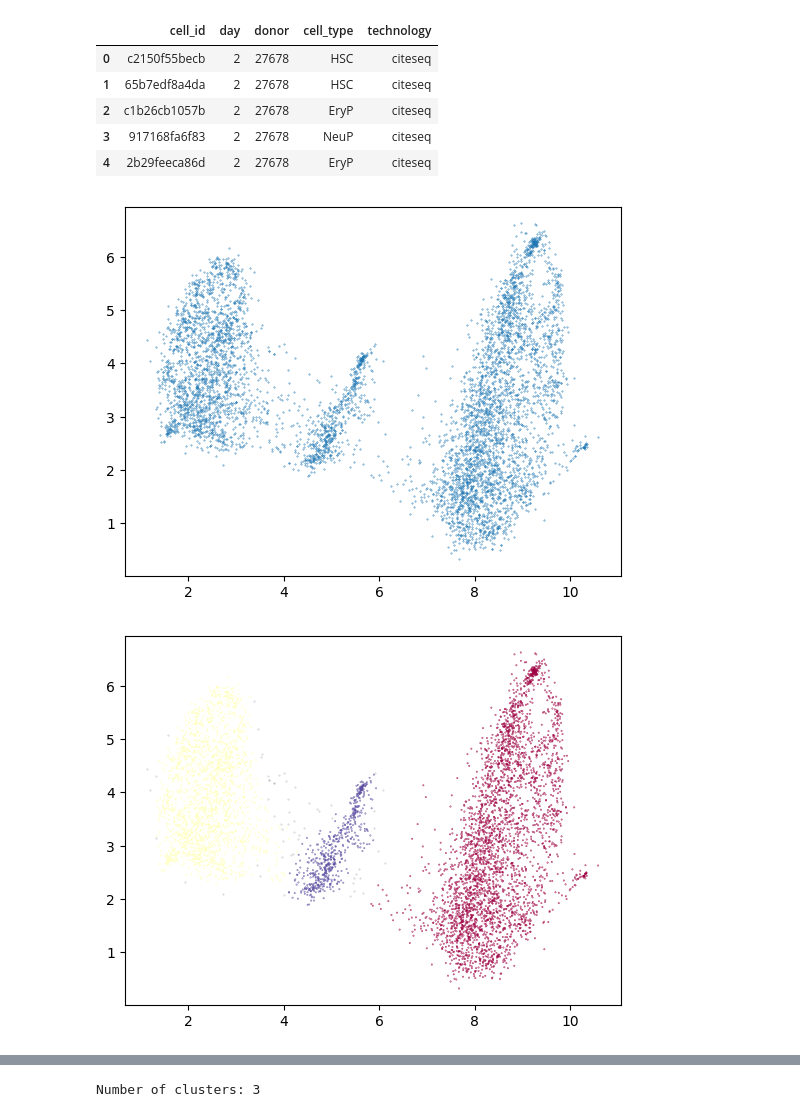
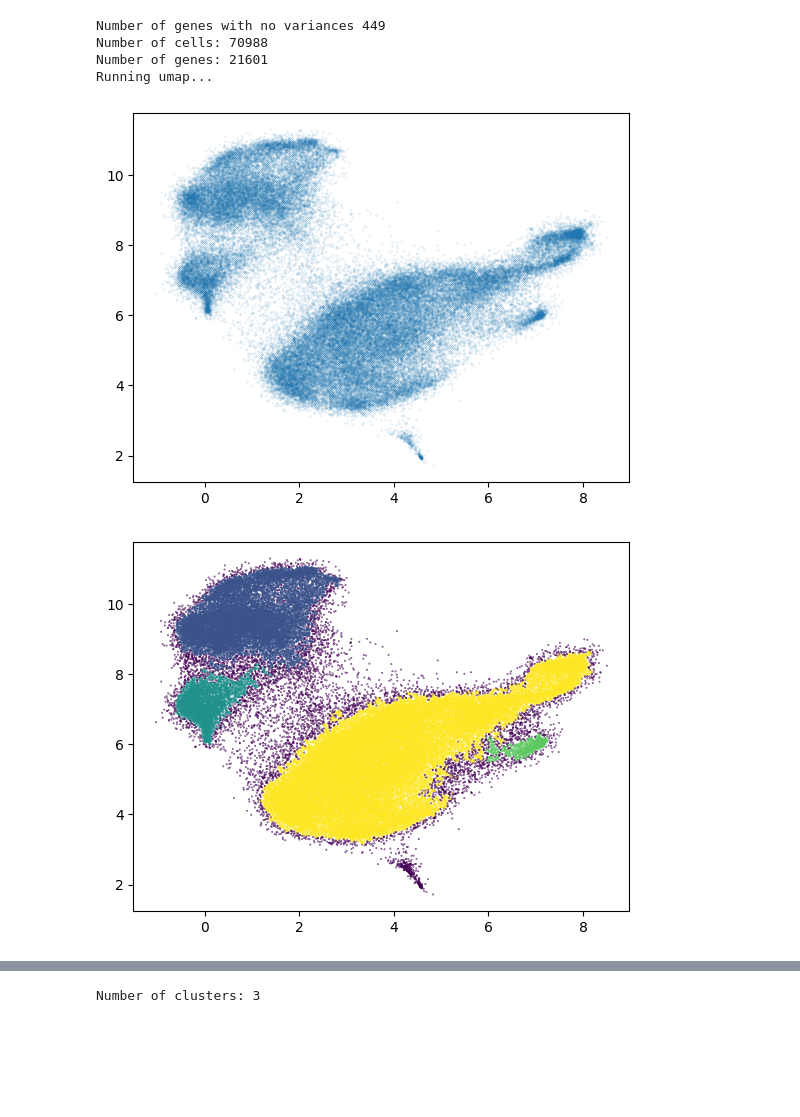
Before and after one commit to ciml/cgp-grn, a Jupyter notebook: test_umap.ipynb, the cells around one changed output, grey strips where cells are left out. Drawn from its saved outputs; the diff is of its cells as text; code cells hidden in the pictures; blank space fills up the shorter version.

```diff
--- a/test_umap.ipynb
+++ b/test_umap.ipynb
@@ -18,11 +20,2 @@ FP_CELL_METADATA     = os.path.join(DATA_DIR,"metadata.csv")
 # %%
-cite_train = pd.read_hdf(FP_CITE_TRAIN_INPUTS,start=65000, index_col=0)
-metadata   = pd.read_csv(FP_CELL_METADATA)
-metadata.head()
+cite_train = pd.read_hdf(FP_CITE_TRAIN_INPUTS,start=0, index_col=0)
-# %% [output]
-|  | cell_id | day | donor | cell_type | technology |
-| 0 | c2150f55becb | 2 | 27678 | HSC | citeseq |
-| 1 | 65b7edf8a4da | 2 | 27678 | HSC | citeseq |
-| 2 | c1b26cb1057b | 2 | 27678 | EryP | citeseq |
-| 3 | 917168fa6f83 | 2 | 27678 | NeuP | citeseq |
-| 4 | 2b29feeca86d | 2 | 27678 | EryP | citeseq |
@@ -31,9 +22,40 @@ mapper = umap.UMAP( n_neighbors=50,min_dist=0.0,n_components=2,n_epochs=50,low_m
+# %%
+cell_names = []
+drop_genes = []
+dict_var = {}
+for gene in cite_train.columns:
+    variance  = np.var(cite_train[gene])
+    if variance==0:
+        drop_genes.append(gene)
+    else:
+        dict_var[gene] = variance
+
+dfv = pd.DataFrame(data=dict_var, index=['variance'])
+dfv.T.to_hdf('genes_variance.h5',key='variance');
+
+
+print("Number of genes with no variances", len(drop_genes))
+
+# remove genes with no variances
+dropped = cite_train.drop(columns=drop_genes)
+cell_names = dropped.T.columns
+print("Number of cells: %d" %(dropped.shape[0]))
+print("Number of genes: %d" %(dropped.shape[1]))
+
+# dimension reduction using UMAP
+print("Running umap...")
+mapper = umap.UMAP( n_neighbors=50,min_dist=0.0,n_components=2,n_epochs=30,low_memory=True).fit_transform(dropped.values)
+# %% [output]
+Number of genes with no variances 449
+Number of cells: 70988
+Number of genes: 21601
+Running umap...
 # %%
-plt.scatter(mapper[:, 0], mapper[:, 1],s=0.1)
+plt.scatter(mapper[:, 0], mapper[:, 1],s=0.025,alpha=0.5)
 plt.savefig('umap_scatter.png')
 plt.show()
 # %% [output]
-[figure, old version]
+[figure, new version]
 # %%
 import hdbscan
 
@@ -47,19 +69,15 @@ kmeans_labels = KMeans(n_clusters=3, random_state=10).fit_predict(mapper) ##min
 # %%
 #clustered = (kmeans_labels >= 0)
 clustered = (hdbscan_labels >= 0)
 labels = hdbscan_labels
 
-plt.scatter(mapper[~clustered, 0],
-            mapper[~clustered, 1],
-            color=(0.5, 0.5, 0.5),
+#
+plt.scatter(mapper[:, 0],
+            mapper[:, 1],
+            c=labels,
             s=0.1,
-            alpha=0.5)
-plt.scatter(mapper[clustered, 0],
-            mapper[clustered, 1],
-            c=labels[clustered],
-            s=0.1,
-            cmap='Spectral')
+            cmap='viridis')
 plt.savefig("cluster.png")
 plt.show()
 # %% [output]
-[figure, old version]
+[figure, new version]
```
Also changed, not shown: parts of 8 cells of this notebook, 10 other files.
